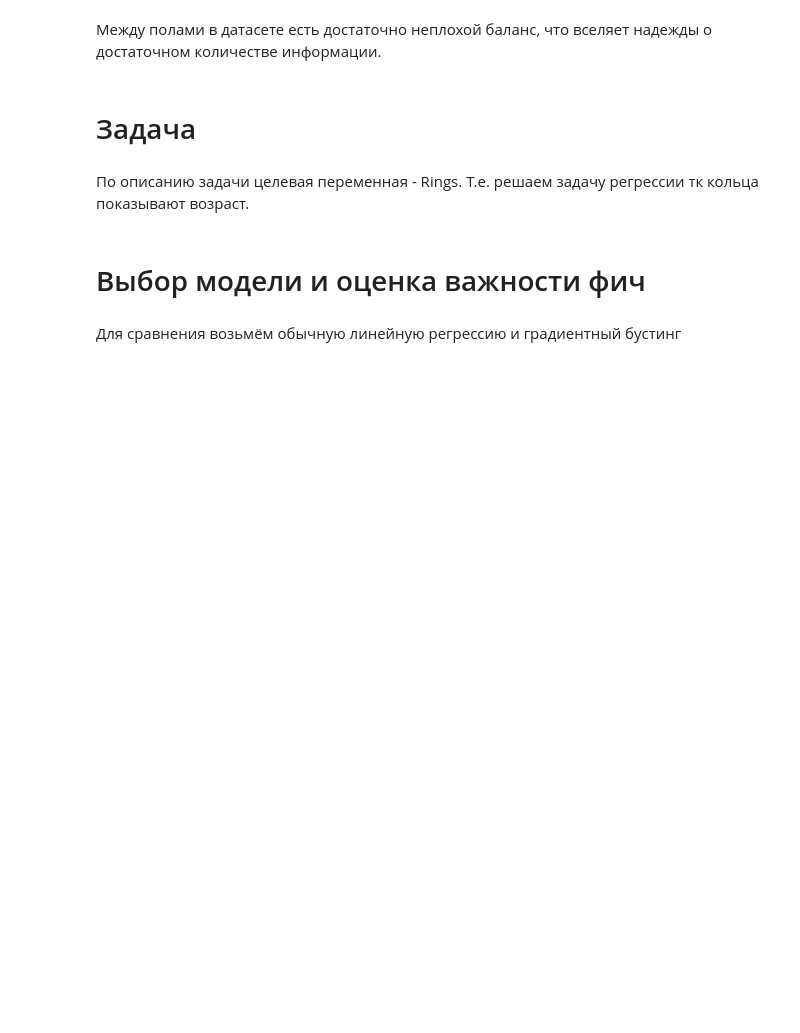
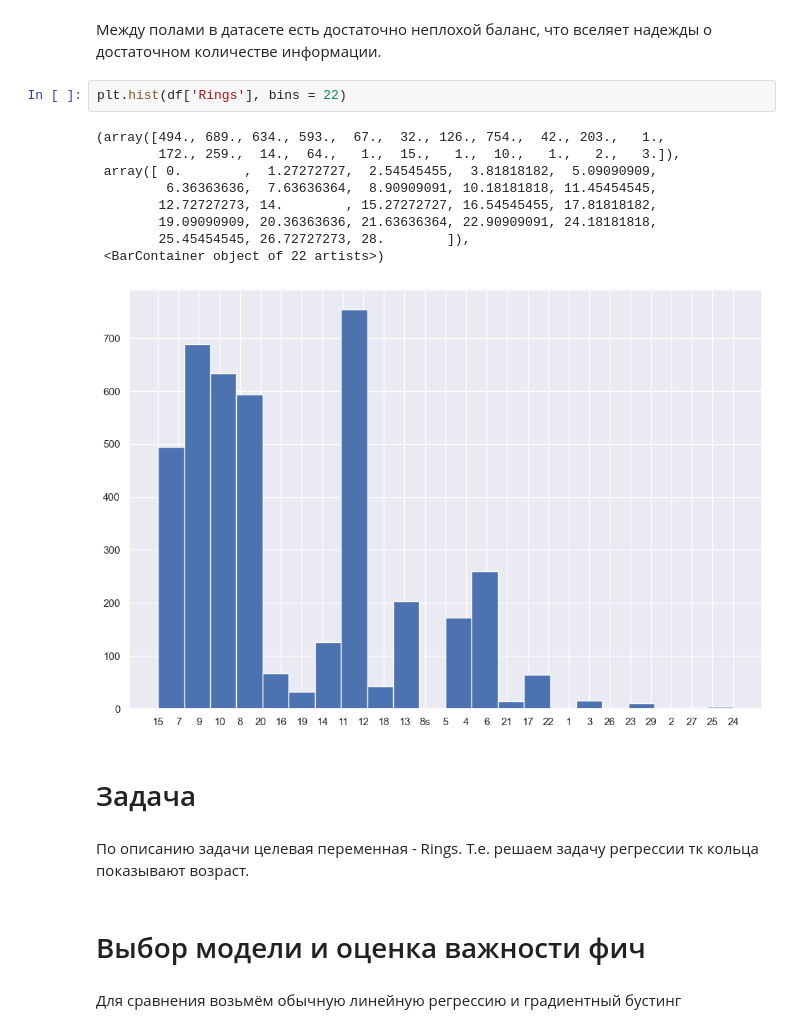
Before and after one commit to KonnorKennuey/EDA-Tasks, a Jupyter notebook: Task 5/ФМИ_EDA_pipeline.ipynb, the cells around one changed output. Drawn from its saved outputs; the diff is of its cells as text; blank space fills up the shorter version.

```diff
--- a/Task 5/ФМИ_EDA_pipeline.ipynb
+++ b/Task 5/ФМИ_EDA_pipeline.ipynb
@@ -220,5 +229,17 @@ I - 1342
 # %% [markdown]
 Между полами в датасете есть достаточно неплохой баланс, что вселяет надежды о достаточном количестве информации.
+# %%
+plt.hist(df['Rings'], bins = 22)
+# %% [output]
+(array([494., 689., 634., 593.,  67.,  32., 126., 754.,  42., 203.,   1.,
+        172., 259.,  14.,  64.,   1.,  15.,   1.,  10.,   1.,   2.,   3.]),
+ array([ 0.        ,  1.27272727,  2.54545455,  3.81818182,  5.09090909,
+         6.36363636,  7.63636364,  8.90909091, 10.18181818, 11.45454545,
+        12.72727273, 14.        , 15.27272727, 16.54545455, 17.81818182,
+        19.09090909, 20.36363636, 21.63636364, 22.90909091, 24.18181818,
+        25.45454545, 26.72727273, 28.        ]),
+ <BarContainer object of 22 artists>)
+[figure, added]
 # %% [markdown]
 # Задача
 # %% [markdown]
```
Also changed, not shown: parts of 14 cells of this notebook.
